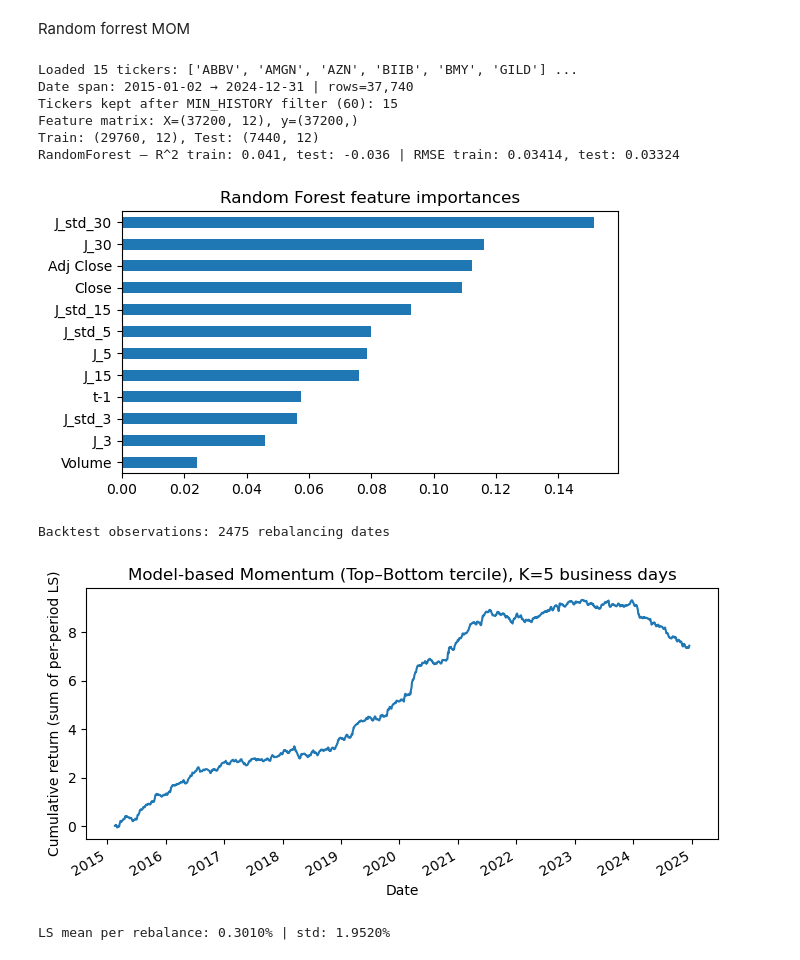
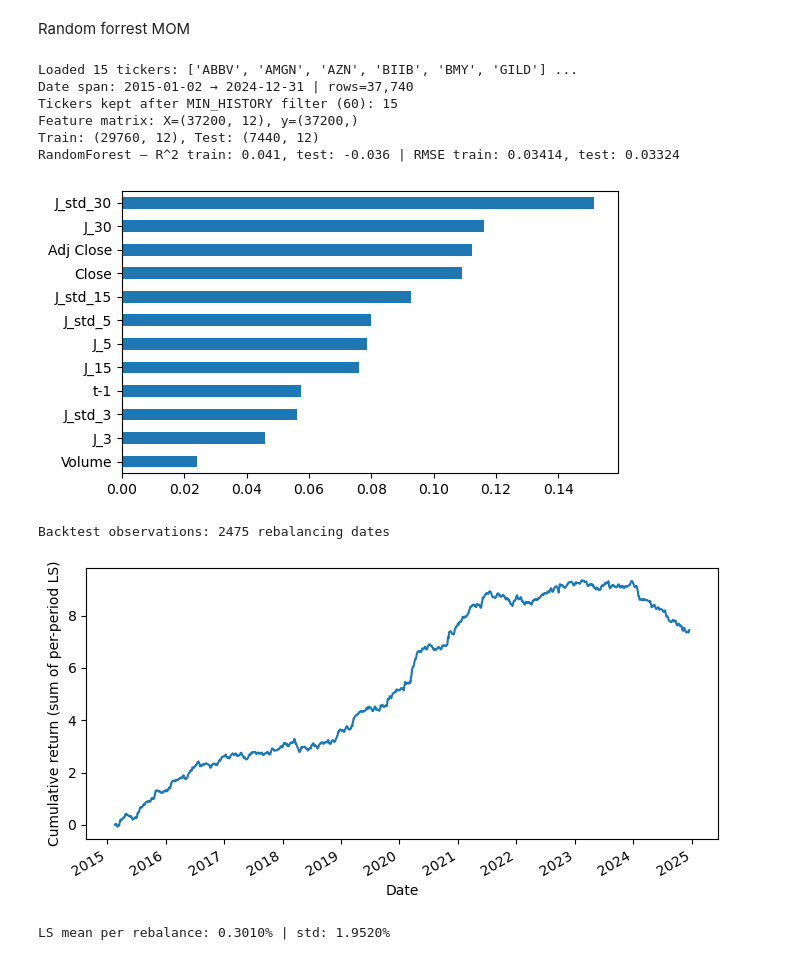
Before and after one commit to rtl959/Seminar-econometric-Financial-application, a Jupyter notebook: Full_code.ipynb, the cells around one changed output. Drawn from its saved outputs; the diff is of its cells as text; code cells hidden in the pictures.

```diff
--- a/Full_code.ipynb
+++ b/Full_code.ipynb
@@ -866,13 +853,6 @@ plt.show()
 # %% [markdown]
 Random forrest MOM
 # %%
-# Random Forest replication adapted from 1339923 / All.py to pharma stocks
-# Works with: /mnt/data/by_ticker_csv.zip (each CSV has columns like: SNo,Name,Ticker,Date,Close,Volume,Marketcap)
-# Key differences vs original crypto script:
-# - Uses business-day K-step ahead (stocks don't trade weekends/holidays)
-# - Loads from a zip bundle automatically (no hardcoded paths)
-# - Keeps feature recipe aligned with the thesis' All.py
-
 import zipfile
 import io
 import warnings
@@ -1125,7 +1105,6 @@ print(f"RandomForest — R^2 train: {r2_tr:.3f}, test: {r2_te:.3f} | RMSE train:
 imp = pd.Series(rf.feature_importances_, index=X_train.columns).sort_values(ascending=True)
 plt.figure(figsize=(6, max(3, len(imp)*0.28)))
 imp.plot(kind="barh")
-plt.title("Random Forest feature importances")
 plt.tight_layout()
 plt.show()
 
@@ -1189,36 +1168,35 @@ def long_short_backtest(dly_data, preds, daily_px, k_steps=K_HOLD):
         ls_dates.append(dt)
 
     ls = pd.Series(ls_returns, index=pd.to_datetime(ls_dates)).sort_index()
     return ls
 
 # Build predictions aligned with dly_data rows
 pred_full = np.empty(len(dly_data))
 pred_full[:] = np.nan
 pred_full[train_mask.values] = pred_train
 pred_full[test_mask.values]  = pred_test
 
 ls = long_short_backtest(dly_data, pred_full, daily_close_px, k_steps=K_HOLD)
 print(f"Backtest observations: {ls.shape[0]} rebalancing dates")
 
 cum = (ls.fillna(0)).cumsum()
 plt.figure(figsize=(7,3.6))
 cum.plot()
-plt.title(f"Model-based Momentum (Top–Bottom tercile), K={K_HOLD} business days")
 plt.ylabel("Cumulative return (sum of per-period LS)")
 plt.xlabel("Date")
 plt.tight_layout()
 plt.show()
 
 print(f"LS mean per rebalance: {ls.mean():.4%} | std: {ls.std():.4%}")
 # %% [output]
 Loaded 15 tickers: ['ABBV', 'AMGN', 'AZN', 'BIIB', 'BMY', 'GILD'] ...
 Date span: 2015-01-02 → 2024-12-31 | rows=37,740
 Tickers kept after MIN_HISTORY filter (60): 15
 Feature matrix: X=(37200, 12), y=(37200,)
 Train: (29760, 12), Test: (7440, 12)
 RandomForest — R^2 train: 0.041, test: -0.036 | RMSE train: 0.03414, test: 0.03324
-[figure, old version]
+[figure, new version]
 Backtest observations: 2475 rebalancing dates
-[figure, old version]
+[figure, new version]
 LS mean per rebalance: 0.3010% | std: 1.9520%
 # %%
```
Also changed, not shown: parts of 6 cells of this notebook, 3 other files.
